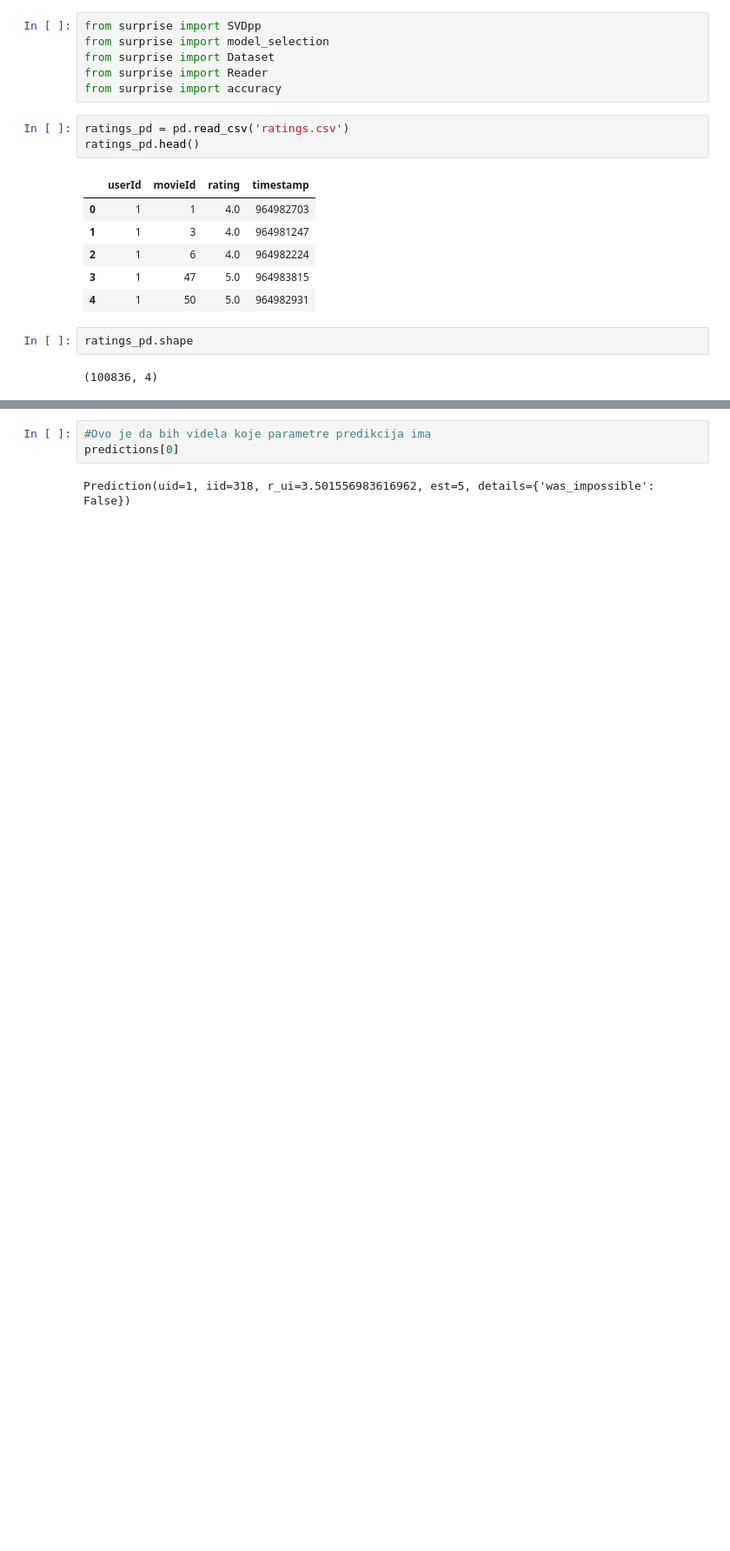
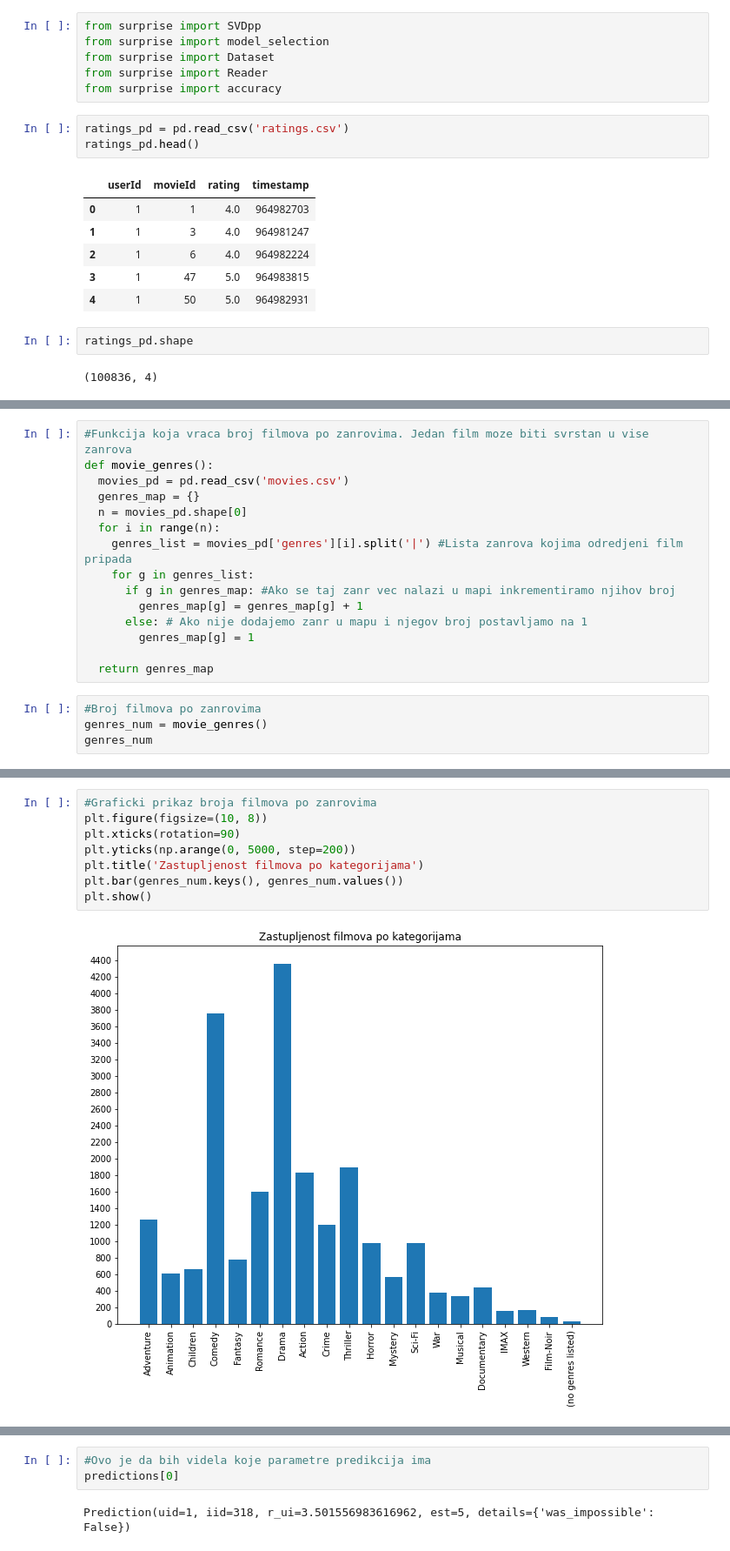
Before and after one commit to Tatjana95/NI-Projekat, a Jupyter notebook: svdpp.ipynb, the cells around one changed output, grey strips where cells are left out. Shown at 87% size. Cells and saved outputs as stored; diff of their text form; blank space fills up the shorter version.

```diff
--- a/svdpp.ipynb
+++ b/svdpp.ipynb
@@ -58,0 +126,19 @@ ratings = Dataset.load_from_df(ratings_pd[['userId', 'movieId', 'rating']], read
+# %%
+#Funkcija koja vraca broj filmova po zanrovima. Jedan film moze biti svrstan u vise zanrova
+def movie_genres():
+  movies_pd = pd.read_csv('movies.csv')
+  genres_map = {}
+  n = movies_pd.shape[0]
+  for i in range(n):
+    genres_list = movies_pd['genres'][i].split('|') #Lista zanrova kojima odredjeni film pripada
+    for g in genres_list:
+      if g in genres_map: #Ako se taj zanr vec nalazi u mapi inkrementiramo njihov broj
+        genres_map[g] = genres_map[g] + 1
+      else: # Ako nije dodajemo zanr u mapu i njegov broj postavljamo na 1
+        genres_map[g] = 1
+
+  return genres_map
+# %%
+#Broj filmova po zanrovima
+genres_num = movie_genres()
+genres_num
@@ -58,0 +166,10 @@ ratings = Dataset.load_from_df(ratings_pd[['userId', 'movieId', 'rating']], read
+# %%
+#Graficki prikaz broja filmova po zanrovima
+plt.figure(figsize=(10, 8))
+plt.xticks(rotation=90)
+plt.yticks(np.arange(0, 5000, step=200))
+plt.title('Zastupljenost filmova po kategorijama')
+plt.bar(genres_num.keys(), genres_num.values())
+plt.show()
+# %% [output]
+[figure, added]
```
Also changed, not shown: parts of 33 cells of this notebook.
